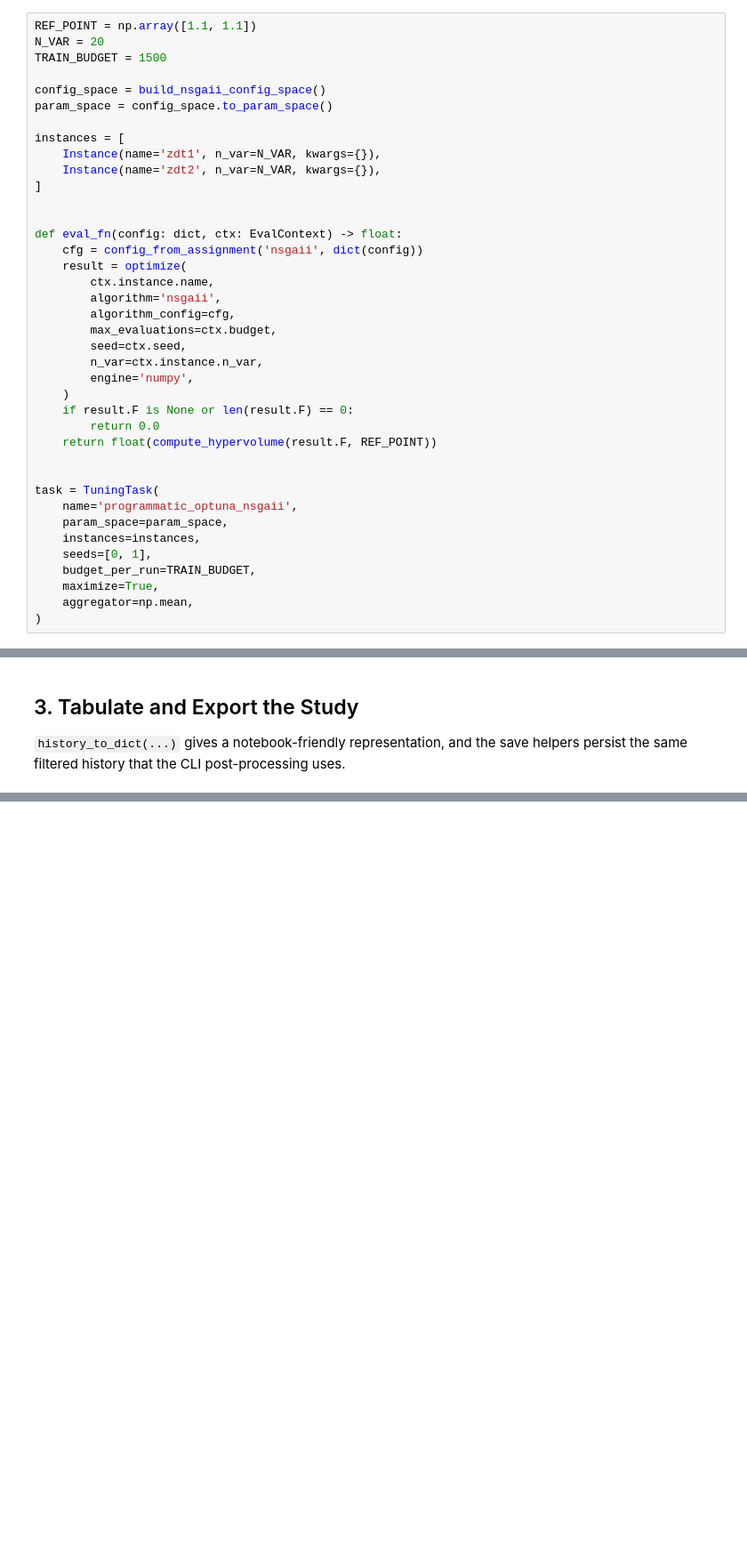
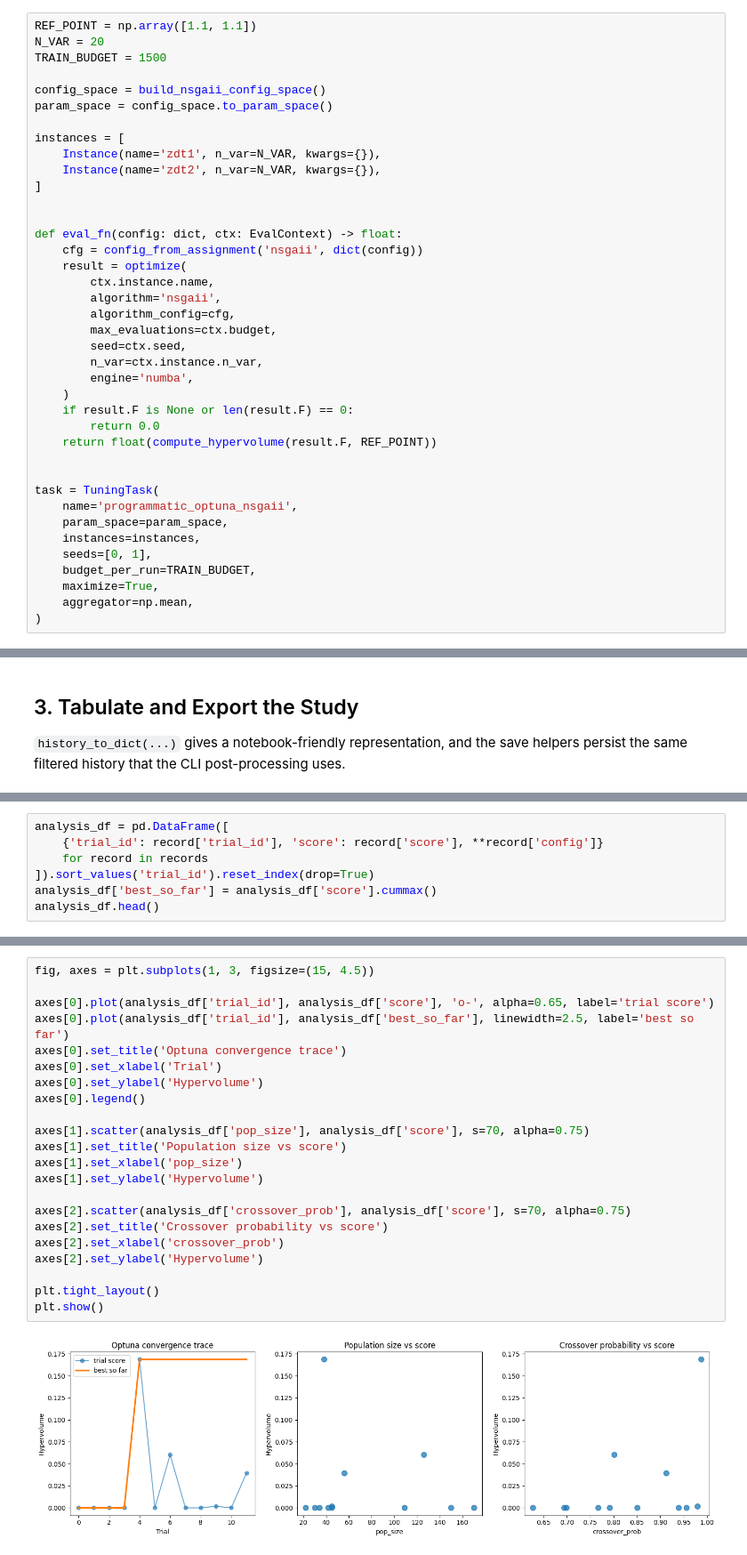
Before and after one commit to NicolasRodriguezUribe/VAMOS, a Jupyter notebook: notebooks/2_advanced/21_programmatic_tuning.ipynb, the cells around one changed output, grey strips where cells are left out. Shown at 89% size. Drawn from its saved outputs; the diff is of its cells as text; blank space fills up the shorter version.

```diff
--- a/notebooks/2_advanced/21_programmatic_tuning.ipynb
+++ b/notebooks/2_advanced/21_programmatic_tuning.ipynb
@@ -60,7 +60,7 @@ def eval_fn(config: dict, ctx: EvalContext) -> float:
         max_evaluations=ctx.budget,
         seed=ctx.seed,
         n_var=ctx.instance.n_var,
-        engine='numpy',
+        engine='numba',
     )
     if result.F is None or len(result.F) == 0:
         return 0.0
@@ -122,0 +156,7 @@ plt.show()
+# %%
+analysis_df = pd.DataFrame([
+    {'trial_id': record['trial_id'], 'score': record['score'], **record['config']}
+    for record in records
+]).sort_values('trial_id').reset_index(drop=True)
+analysis_df['best_so_far'] = analysis_df['score'].cummax()
+analysis_df.head()
@@ -122,0 +171,24 @@ plt.show()
+# %%
+fig, axes = plt.subplots(1, 3, figsize=(15, 4.5))
+
+axes[0].plot(analysis_df['trial_id'], analysis_df['score'], 'o-', alpha=0.65, label='trial score')
+axes[0].plot(analysis_df['trial_id'], analysis_df['best_so_far'], linewidth=2.5, label='best so far')
+axes[0].set_title('Optuna convergence trace')
+axes[0].set_xlabel('Trial')
+axes[0].set_ylabel('Hypervolume')
+axes[0].legend()
+
+axes[1].scatter(analysis_df['pop_size'], analysis_df['score'], s=70, alpha=0.75)
+axes[1].set_title('Population size vs score')
+axes[1].set_xlabel('pop_size')
+axes[1].set_ylabel('Hypervolume')
+
+axes[2].scatter(analysis_df['crossover_prob'], analysis_df['score'], s=70, alpha=0.75)
+axes[2].set_title('Crossover probability vs score')
+axes[2].set_xlabel('crossover_prob')
+axes[2].set_ylabel('Hypervolume')
+
+plt.tight_layout()
+plt.show()
+# %% [output]
+[figure, added]
```
Also changed, not shown: parts of 10 cells of this notebook, 4 other files.
